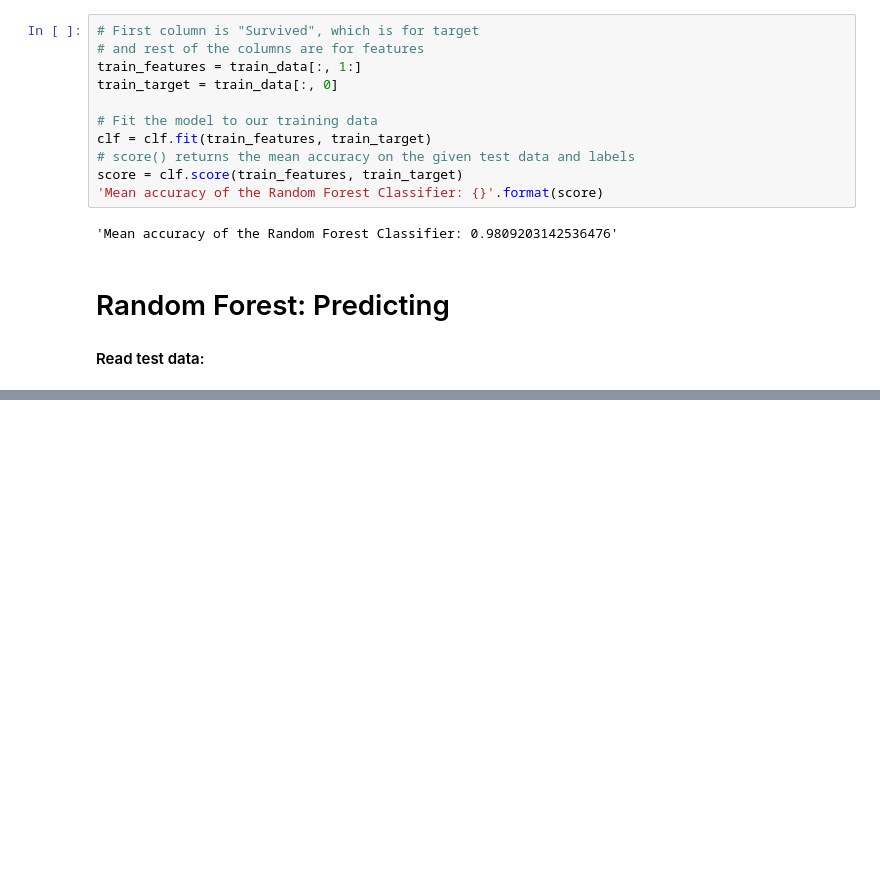
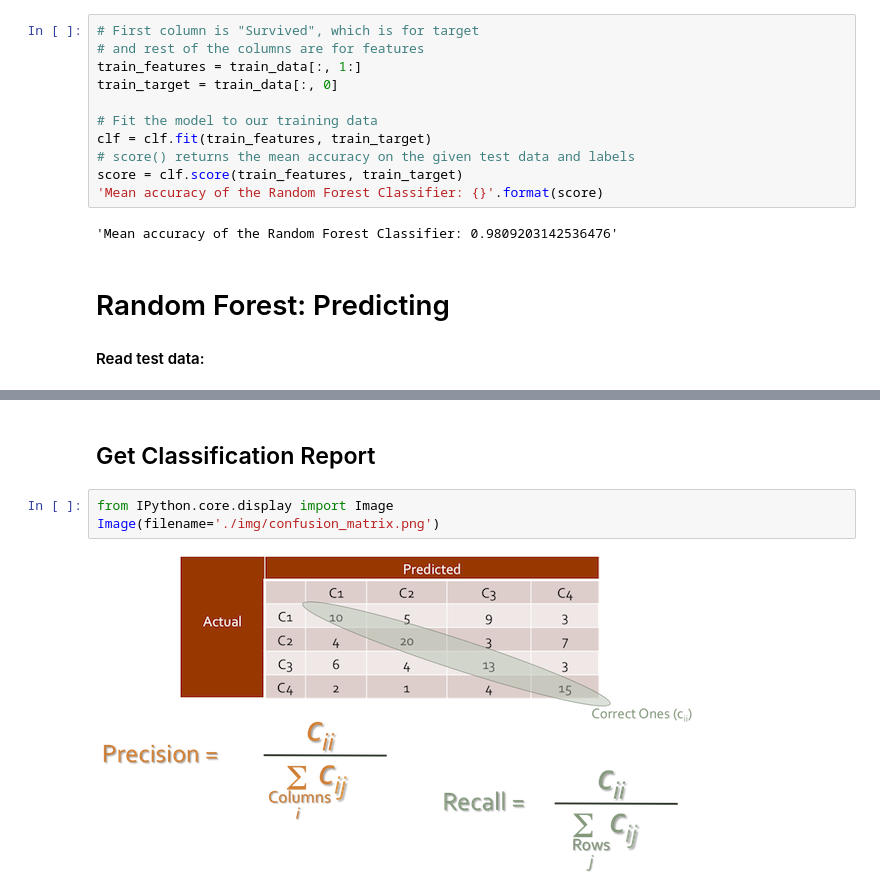
Before and after one commit to MhmdRyhn/kaggle_challenges, a Jupyter notebook: titanic/titanic.ipynb, the cells around one changed output, grey strips where cells are left out. Drawn from its saved outputs; the diff is of its cells as text; blank space fills up the shorter version.

```diff
--- a/titanic/titanic.ipynb
+++ b/titanic/titanic.ipynb
@@ -723,0 +808,7 @@ ValueError: Number of features of the model must match the input. Model n_featur
+# %% [markdown]
+## Get Classification Report
+# %%
+from IPython.core.display import Image
+Image(filename='./img/confusion_matrix.png')
+# %% [output]
+[figure, added]
```
Also changed, not shown: parts of 13 cells of this notebook, 1 other file.
